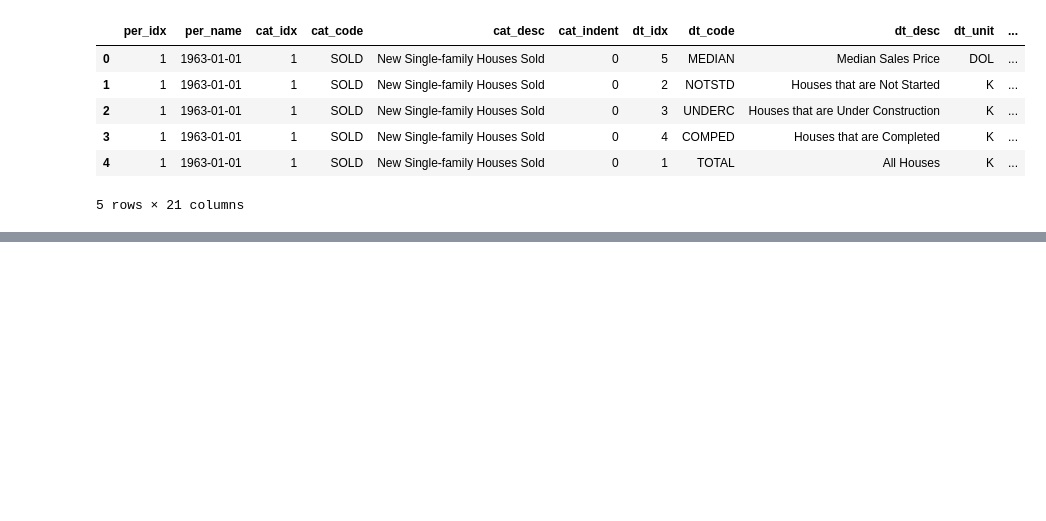
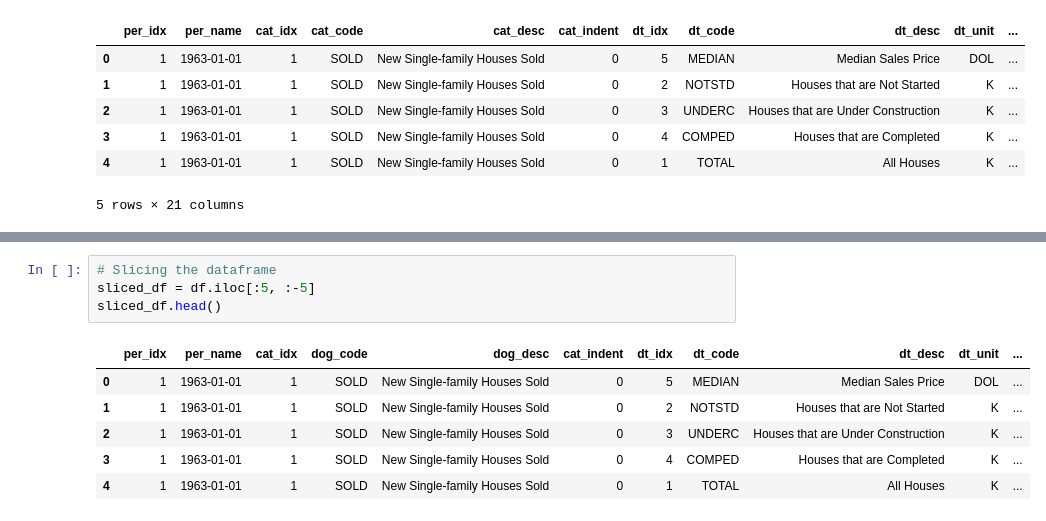
Before and after one commit to Kdotseth7/DSA-python, a Jupyter notebook: data_manipulation/data_manipulation.ipynb, the cells around one changed output, grey strips where cells are left out. Drawn from its saved outputs; the diff is of its cells as text; blank space fills up the shorter version.

```diff
--- a/data_manipulation/data_manipulation.ipynb
+++ b/data_manipulation/data_manipulation.ipynb
@@ -203,0 +302,11 @@ df.head()
+# %%
+# Slicing the dataframe
+sliced_df = df.iloc[:5, :-5]
+sliced_df.head()
+# %% [output]
+|  | per_idx | per_name | cat_idx | dog_code | dog_desc | cat_indent | dt_idx | dt_code | dt_desc | dt_unit | ... |
+| 0 | 1 | 1963-01-01 | 1 | SOLD | New Single-family Houses Sold | 0 | 5 | MEDIAN | Median Sales Price | DOL | ... |
+| 1 | 1 | 1963-01-01 | 1 | SOLD | New Single-family Houses Sold | 0 | 2 | NOTSTD | Houses that are Not Started | K | ... |
+| 2 | 1 | 1963-01-01 | 1 | SOLD | New Single-family Houses Sold | 0 | 3 | UNDERC | Houses that are Under Construction | K | ... |
+| 3 | 1 | 1963-01-01 | 1 | SOLD | New Single-family Houses Sold | 0 | 4 | COMPED | Houses that are Completed | K | ... |
+| 4 | 1 | 1963-01-01 | 1 | SOLD | New Single-family Houses Sold | 0 | 1 | TOTAL | All Houses | K | ... |
```
Also changed, not shown: parts of 16 cells of this notebook, 2 other files.
